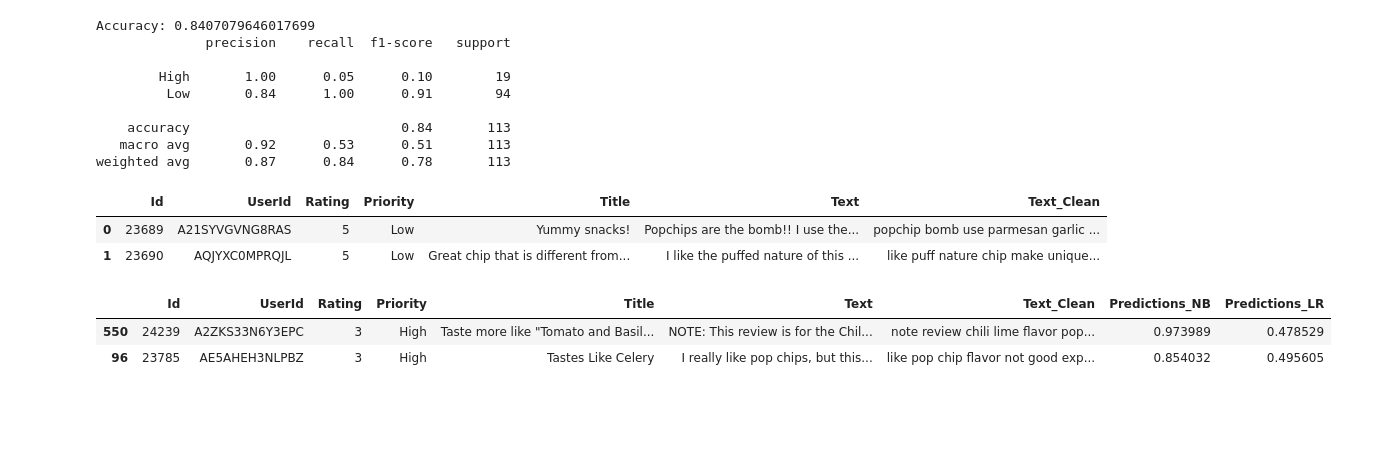
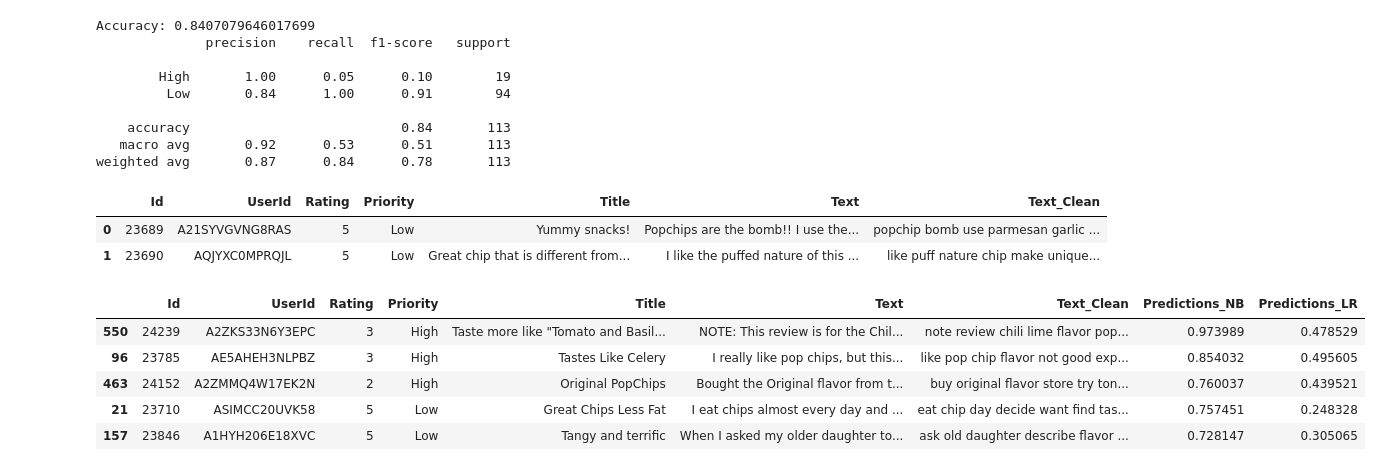
Before and after one commit to Camiloesp/PythonDataScience_NaturalLanguageProcessing, a Jupyter notebook: 3_NLP_MachineLearning.ipynb, the cells around one changed output. Cells and saved outputs as stored; diff of their text form; code cells hidden in the pictures; blank space fills up the shorter version.

```diff
--- a/3_NLP_MachineLearning.ipynb
+++ b/3_NLP_MachineLearning.ipynb
@@ -259,8 +259,11 @@ reviews['Predictions_NB'] = model_nb.predict_proba(X_df)[:, 0]
 # %%
 reviews['Predictions_LR'] = model_lr.predict_proba(Xt_df)[:, 0]
 # %%
-reviews.sort_values(by='Predictions_NB', ascending=False).head(2)
+reviews.sort_values(by='Predictions_NB', ascending=False).head()
 # %% [output]
 |  | Id | UserId | Rating | Priority | Title | Text | Text_Clean | Predictions_NB | Predictions_LR |
 | 550 | 24239 | A2ZKS33N6Y3EPC | 3 | High | Taste more like "Tomato and Basil... | NOTE: This review is for the Chil... | note review chili lime flavor pop... | 0.973989 | 0.478529 |
 | 96 | 23785 | AE5AHEH3NLPBZ | 3 | High | Tastes Like Celery | I really like pop chips, but this... | like pop chip flavor not good exp... | 0.854032 | 0.495605 |
+| 463 | 24152 | A2ZMMQ4W17EK2N | 2 | High | Original PopChips | Bought the Original flavor from t... | buy original flavor store try ton... | 0.760037 | 0.439521 |
+| 21 | 23710 | ASIMCC20UVK58 | 5 | Low | Great Chips Less Fat | I eat chips almost every day and ... | eat chip day decide want find tas... | 0.757451 | 0.248328 |
+| 157 | 23846 | A1HYH206E18XVC | 5 | Low | Tangy and terrific | When I asked my older daughter to... | ask old daughter describe flavor ... | 0.728147 | 0.305065 |
```
Also changed, not shown: 1 other file.
